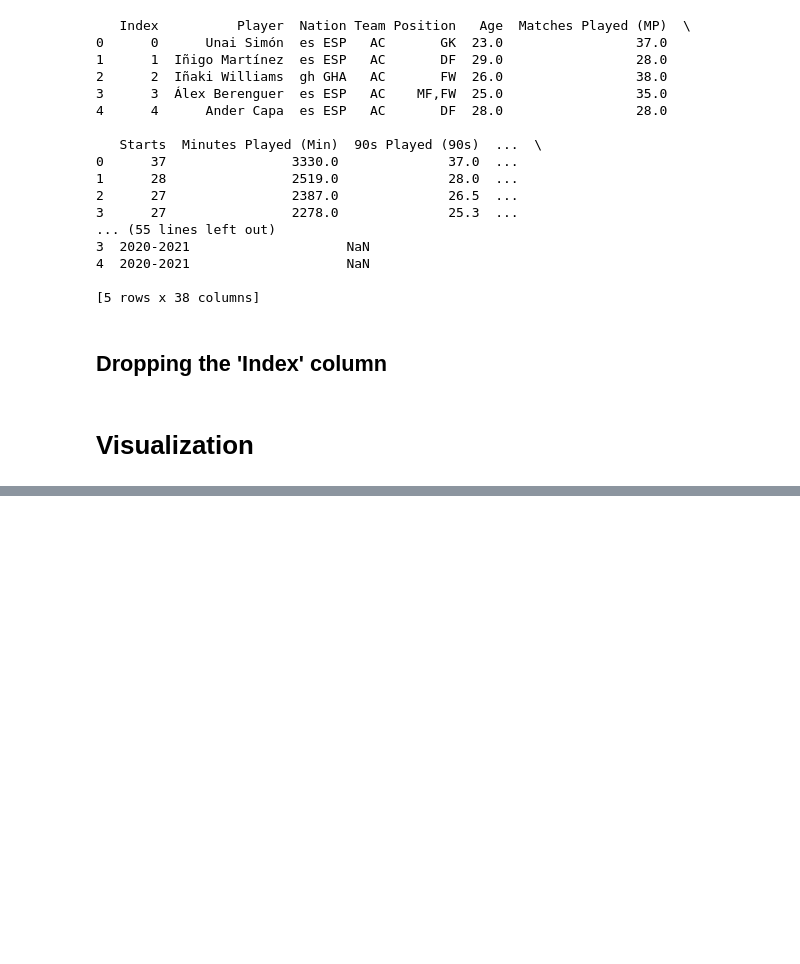
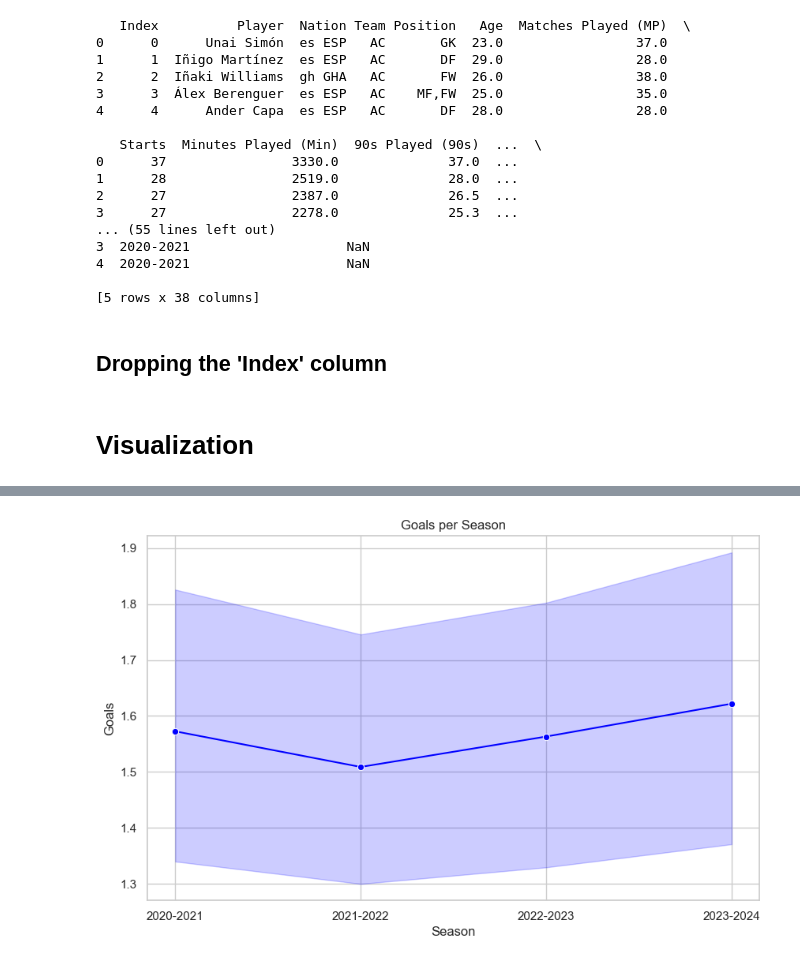
Before and after one commit to Mihirchauhan0709/Data_mining_Project, a Jupyter notebook: Seperated_Data/clean&visualize.ipynb, the cells around one changed output, grey strips where cells are left out. Saved outputs shown, nothing was run; the diff lists cells and outputs as text; code cells hidden in the pictures; blank space fills up the shorter version.

```diff
--- a/Seperated_Data/clean&visualize.ipynb
+++ b/Seperated_Data/clean&visualize.ipynb
@@ -193,0 +222,10 @@ df.to_csv('cleaned_dataset_no_index.csv', index=False)
+# %%
+
+plt.figure(figsize=(10, 6))
+sns.lineplot(data=df, x='Season', y='Goals (Gls)', marker='o', color='blue')
+plt.title('Goals per Season')
+plt.xlabel('Season')
+plt.ylabel('Goals')
+plt.show()
+# %% [output]
+[figure, added]
```
Also changed, not shown: parts of 21 cells of this notebook.
